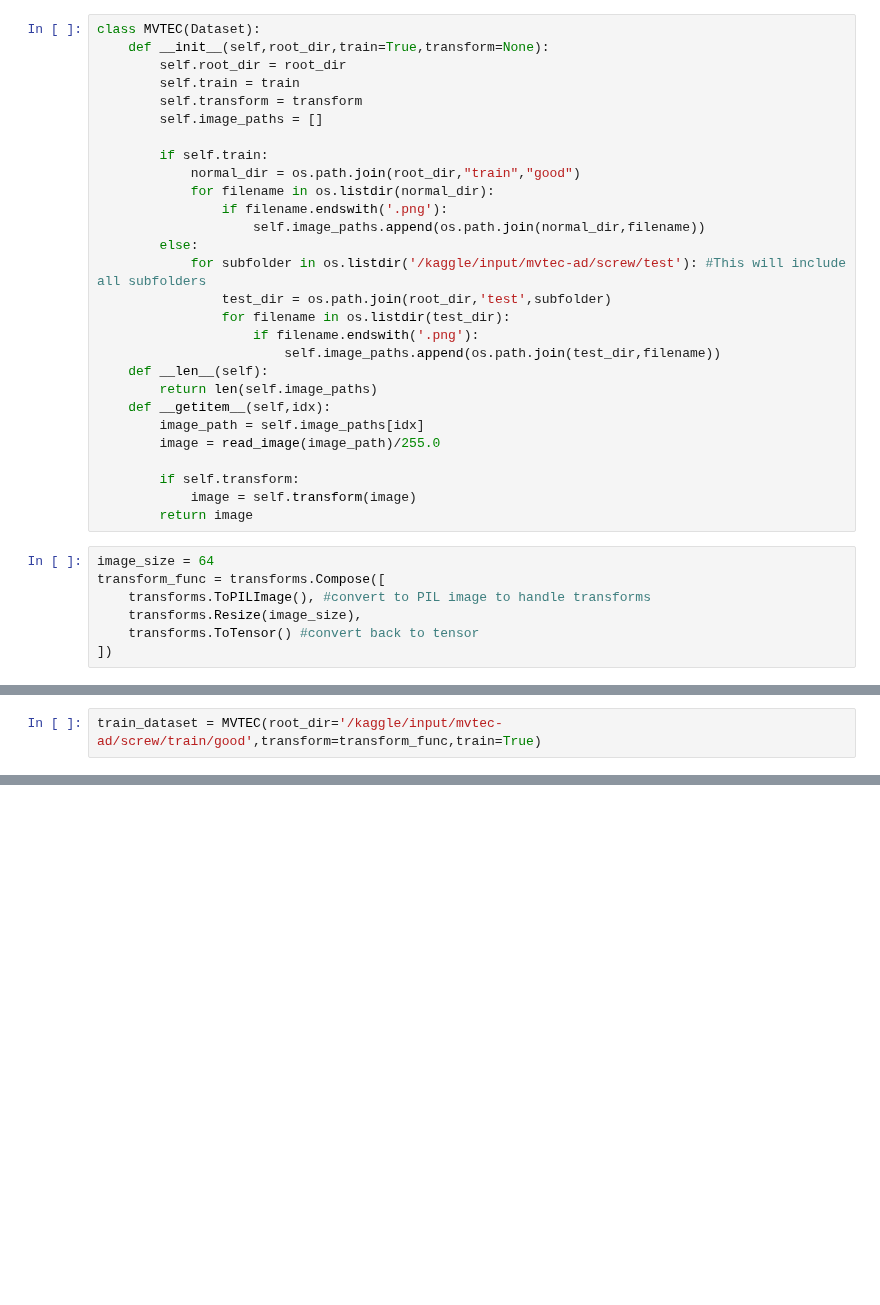
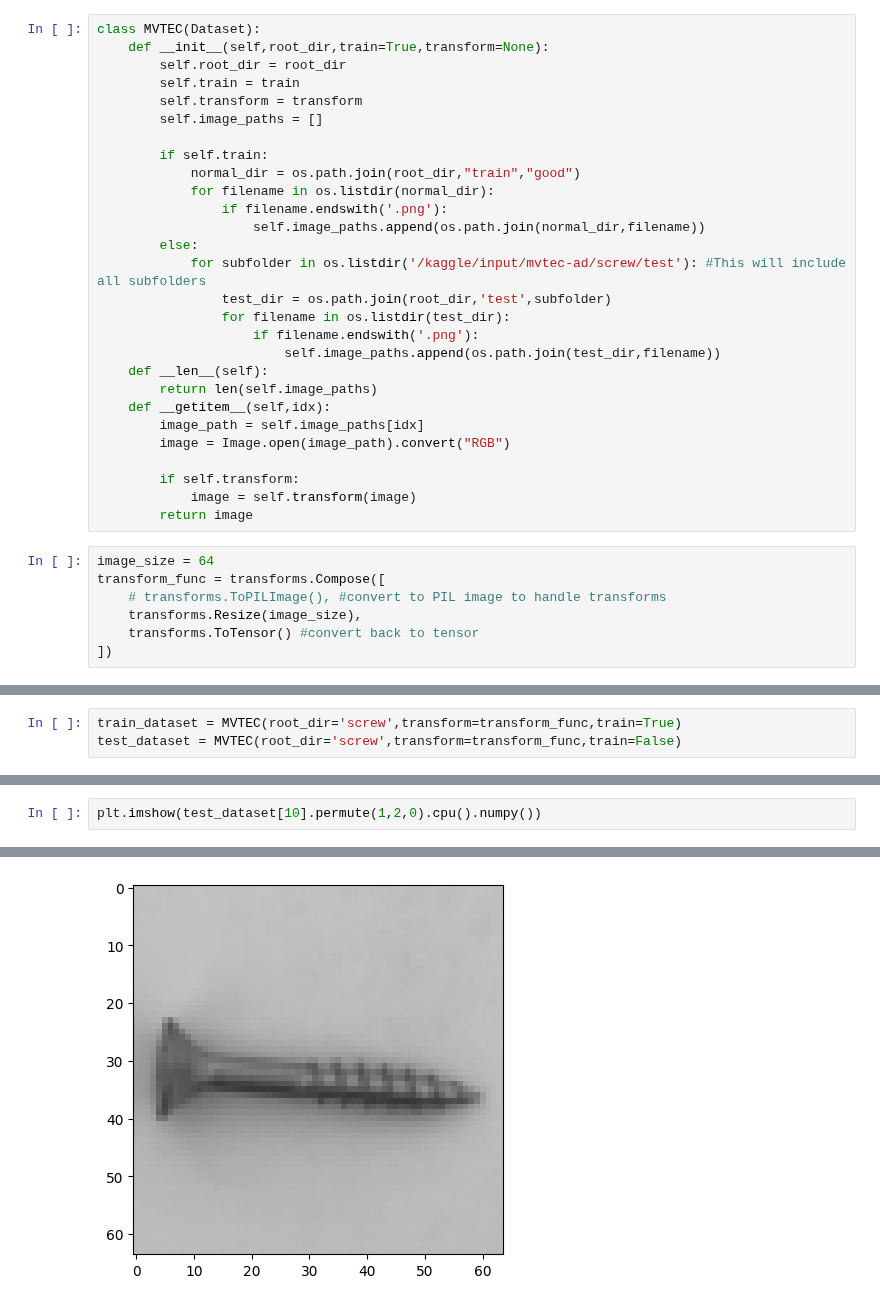
Before and after one commit to Abdulmathin-shaik/Kaggle, a Jupyter notebook: mvtec-screw-ad-v2.ipynb, the cells around one changed output, grey strips where cells are left out. Drawn from its saved outputs; the diff is of its cells as text; blank space fills up the shorter version.

Commit message:
Kaggle Notebook | MVTEC - Screw AD - V2 | Version 2

```diff
--- a/mvtec-screw-ad-v2.ipynb
+++ b/mvtec-screw-ad-v2.ipynb
@@ -50,7 +69,7 @@ class MVTEC(Dataset):
         return len(self.image_paths)
     def __getitem__(self,idx):
         image_path = self.image_paths[idx]
-        image = read_image(image_path)/255.0
+        image = Image.open(image_path).convert("RGB")
 
         if self.transform:
             image = self.transform(image)
@@ -58,7 +77,7 @@ class MVTEC(Dataset):
 # %%
 image_size = 64
 transform_func = transforms.Compose([
-    transforms.ToPILImage(), #convert to PIL image to handle transforms
+    # transforms.ToPILImage(), #convert to PIL image to handle transforms
     transforms.Resize(image_size),
     transforms.ToTensor() #convert back to tensor
 ])
@@ -65,2 +95,3 @@ transform_func = transforms.Compose([
 # %%
-train_dataset = MVTEC(root_dir='/kaggle/input/mvtec-ad/screw/train/good',transform=transform_func,train=True)
+train_dataset = MVTEC(root_dir='screw',transform=transform_func,train=True)
+test_dataset = MVTEC(root_dir='screw',transform=transform_func,train=False)
@@ -68,0 +101,3 @@ FileNotFoundError: [Errno 2] No such file or directory: '/kaggle/input/mvtec-ad/
+# %%
+plt.imshow(test_dataset[10].permute(1,2,0).cpu().numpy())
+# %% [output]
@@ -68,0 +105 @@ FileNotFoundError: [Errno 2] No such file or directory: '/kaggle/input/mvtec-ad/
+[figure, added]
```
Also changed, not shown: parts of 20 cells of this notebook.
